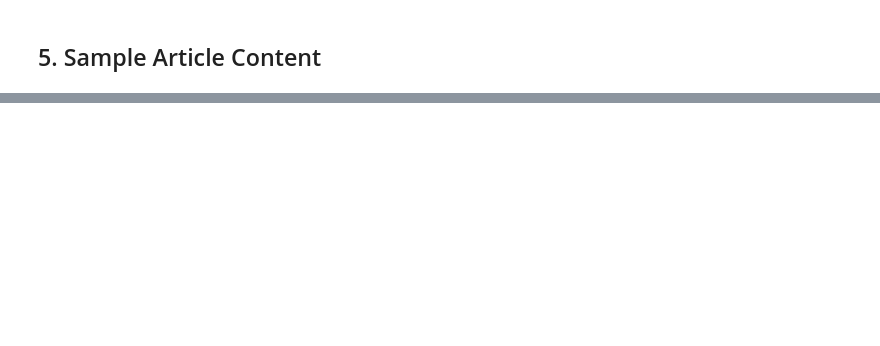
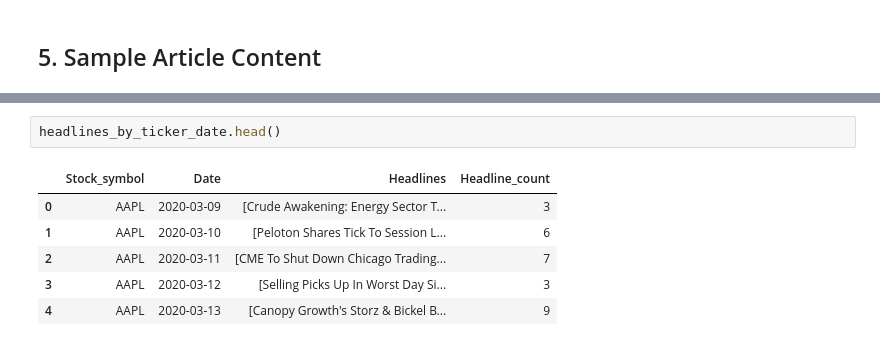
Before and after one commit to vengatc/ai-financial-intelligence-platform, a Jupyter notebook: notebooks/02_news_data_exploration.ipynb, the cells around one changed output, grey strips where cells are left out. Drawn from its saved outputs; the diff is of its cells as text; blank space fills up the shorter version.

```diff
--- a/notebooks/02_news_data_exploration.ipynb
+++ b/notebooks/02_news_data_exploration.ipynb
@@ -302,0 +390,9 @@ Key findings from news data exploration:
+# %%
+headlines_by_ticker_date.head()
+# %% [output]
+|  | Stock_symbol | Date | Headlines | Headline_count |
+| 0 | AAPL | 2020-03-09 | [Crude Awakening: Energy Sector T... | 3 |
+| 1 | AAPL | 2020-03-10 | [Peloton Shares Tick To Session L... | 6 |
+| 2 | AAPL | 2020-03-11 | [CME To Shut Down Chicago Trading... | 7 |
+| 3 | AAPL | 2020-03-12 | [Selling Picks Up In Worst Day Si... | 3 |
+| 4 | AAPL | 2020-03-13 | [Canopy Growth's Storz & Bickel B... | 9 |
```
Also changed, not shown: parts of 20 cells of this notebook, 8 other files.
